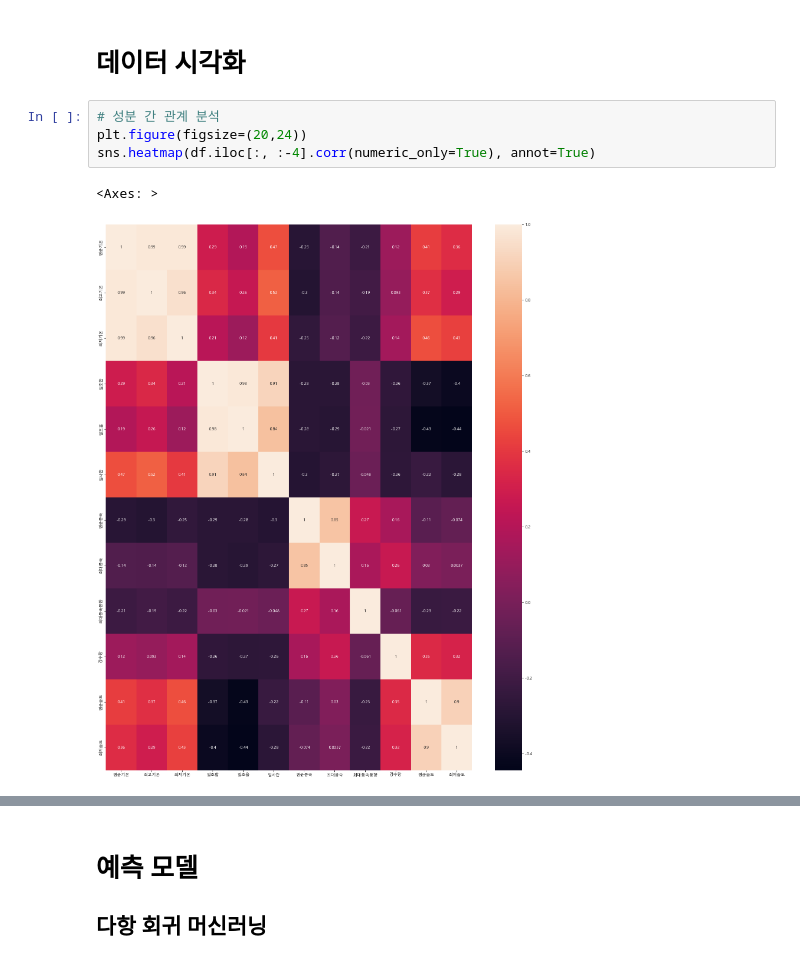
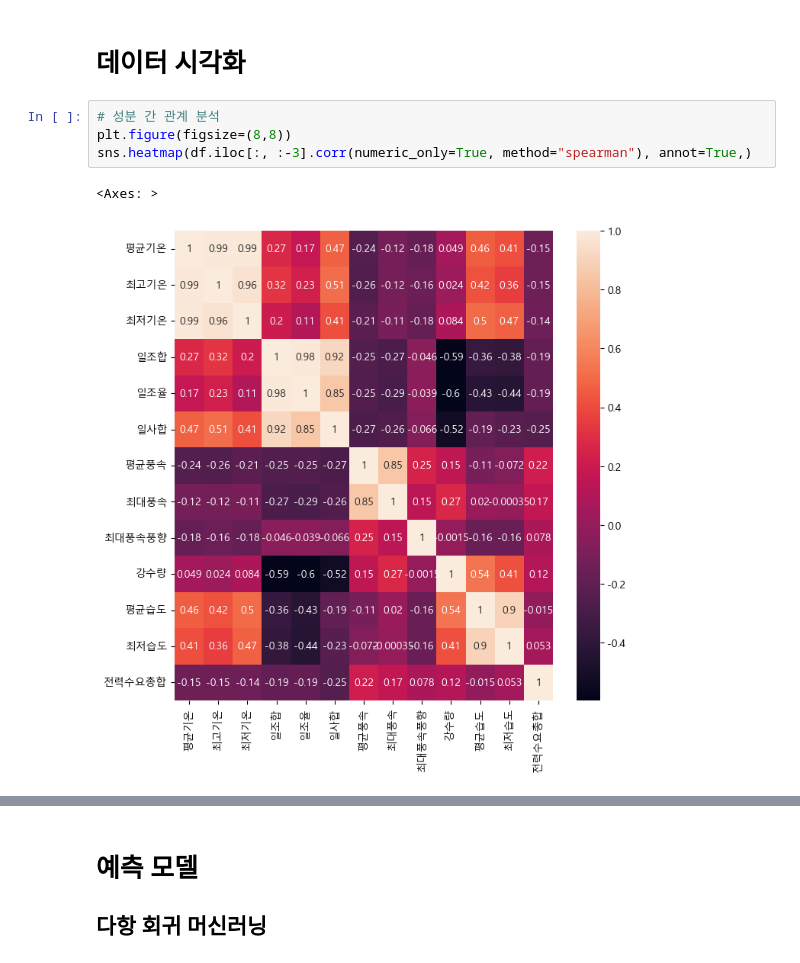
Before and after one commit to Duhoon/electricity_usage, a Jupyter notebook: analytic.ipynb, the cells around one changed output, grey strips where cells are left out. Cells and saved outputs as stored; diff of their text form.

```diff
--- a/analytic.ipynb
+++ b/analytic.ipynb
@@ -157,9 +171,9 @@ Index([1978, 1983, 2014, 2165, 2246, 2250, 2408, 2458, 2459, 2460, 2461, 2462,
 # 데이터 시각화
 # %%
 # 성분 간 관계 분석
-plt.figure(figsize=(20,24))
-sns.heatmap(df.iloc[:, :-4].corr(numeric_only=True), annot=True)
+plt.figure(figsize=(8,8))
+sns.heatmap(df.iloc[:, :-3].corr(numeric_only=True, method="spearman"), annot=True,)
 # %% [output]
 <Axes: >
-[figure, old version]
+[figure, new version]
 # %%
```
Also changed, not shown: parts of 16 cells of this notebook, 2 other files.
